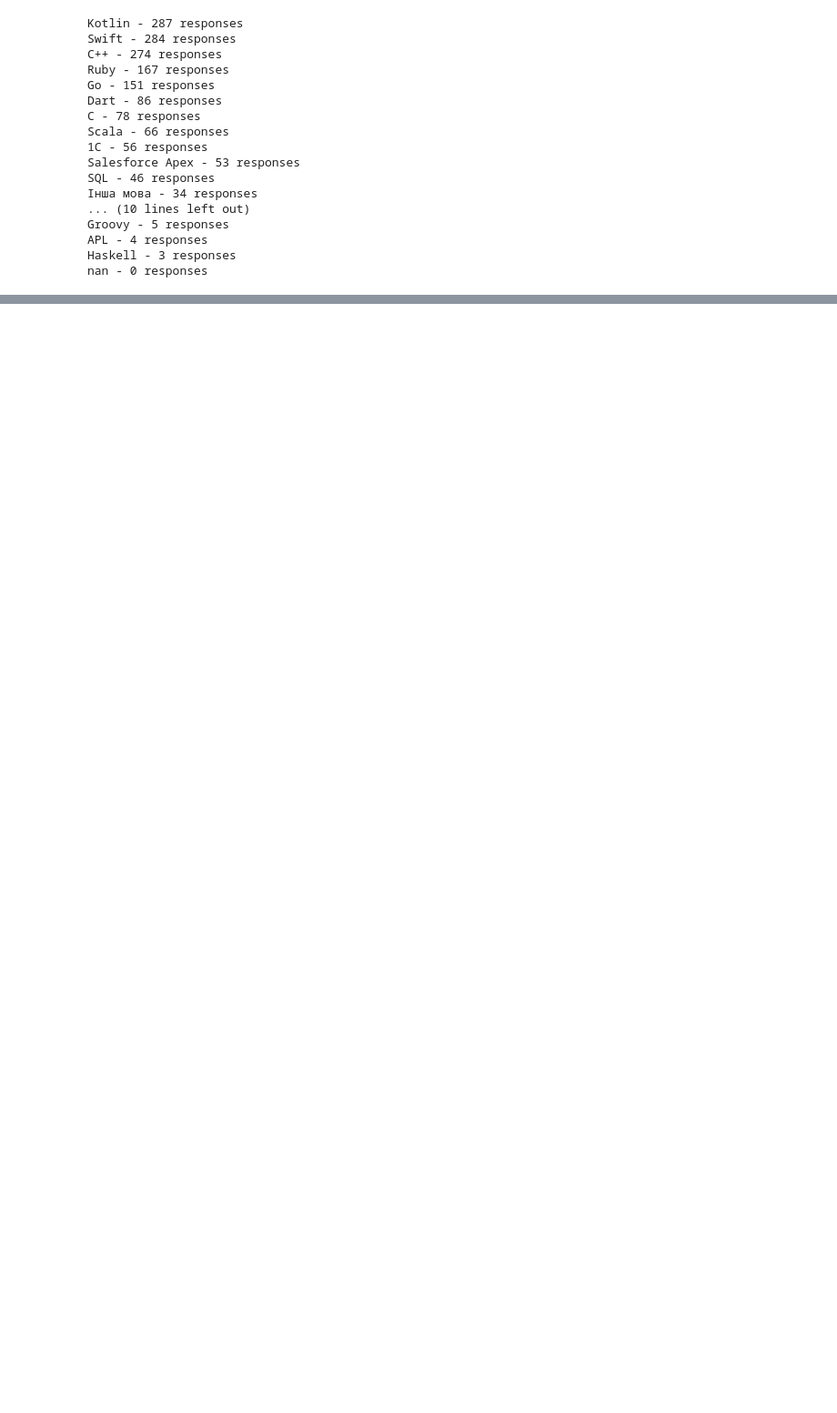
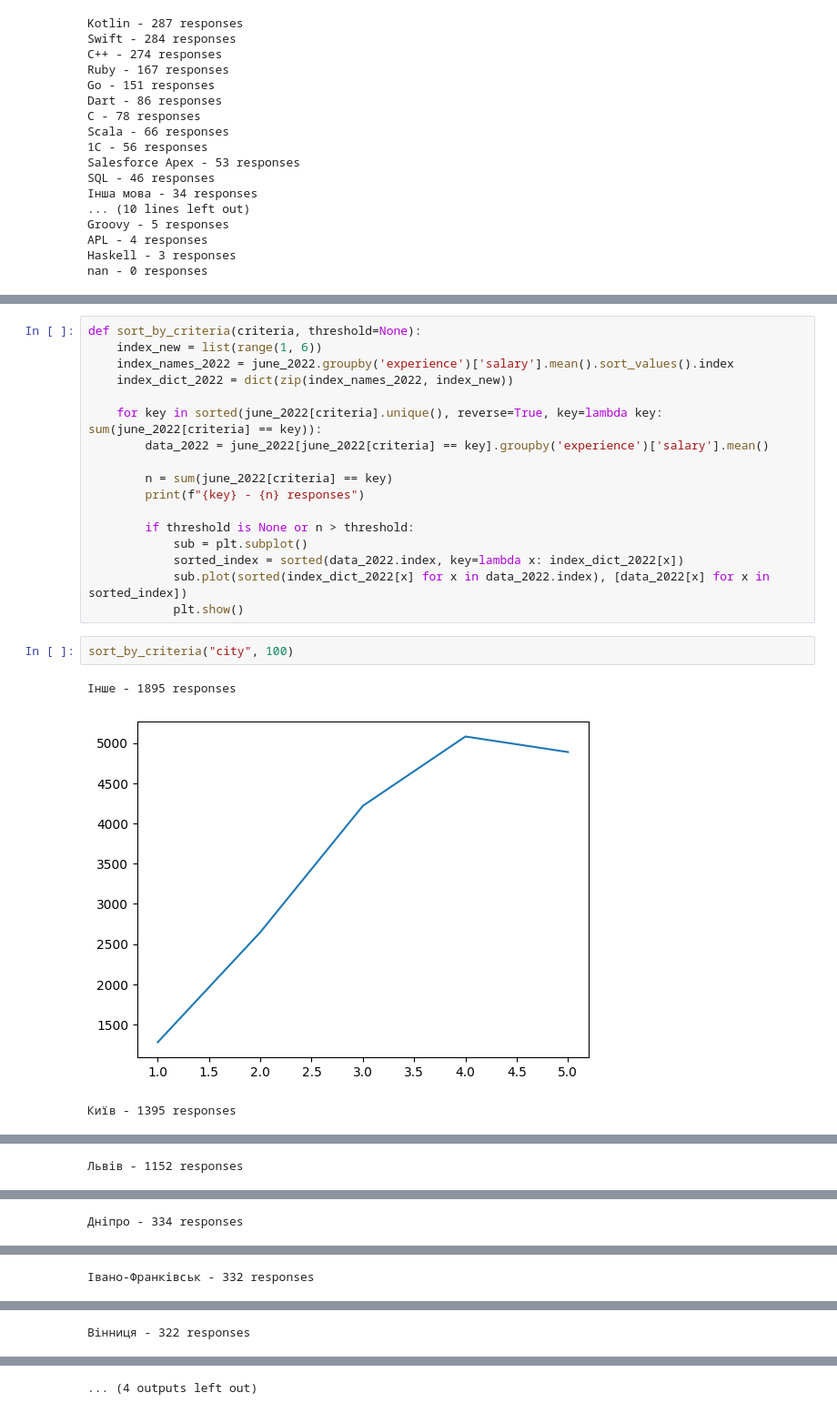
Before and after one commit to rizerphe-student/dev_datasets_analysis_project, a Jupyter notebook: notebook.ipynb, the cells around one changed output, grey strips where cells are left out. Shown: that part at 91% size. Drawn from its saved outputs; the diff is of its cells as text; blank space fills up the shorter version.

```diff
--- a/notebook.ipynb
+++ b/notebook.ipynb
@@ -173,0 +219,23 @@ nan - 0 responses
+# %%
+def sort_by_criteria(criteria, threshold=None):
+    index_new = list(range(1, 6))
+    index_names_2022 = june_2022.groupby('experience')['salary'].mean().sort_values().index
+    index_dict_2022 = dict(zip(index_names_2022, index_new))
+
+    for key in sorted(june_2022[criteria].unique(), reverse=True, key=lambda key: sum(june_2022[criteria] == key)):
+        data_2022 = june_2022[june_2022[criteria] == key].groupby('experience')['salary'].mean()
+
+        n = sum(june_2022[criteria] == key)
+        print(f"{key} - {n} responses")
+
+        if threshold is None or n > threshold:
+            sub = plt.subplot()
+            sorted_index = sorted(data_2022.index, key=lambda x: index_dict_2022[x])
+            sub.plot(sorted(index_dict_2022[x] for x in data_2022.index), [data_2022[x] for x in sorted_index])
+            plt.show()
+# %%
+sort_by_criteria("city", 100)
+# %% [output]
+Інше - 1895 responses
+[figure, added]
+Київ - 1395 responses
@@ -173,0 +243 @@ nan - 0 responses
+Львів - 1152 responses
@@ -173,0 +245 @@ nan - 0 responses
+Дніпро - 334 responses
@@ -173,0 +247 @@ nan - 0 responses
+Івано-Франківськ - 332 responses
@@ -173,0 +249 @@ nan - 0 responses
+Вінниця - 322 responses
@@ -173,0 +251 @@ nan - 0 responses
+... (4 outputs left out)
```
Also changed, not shown: parts of 10 cells of this notebook.
